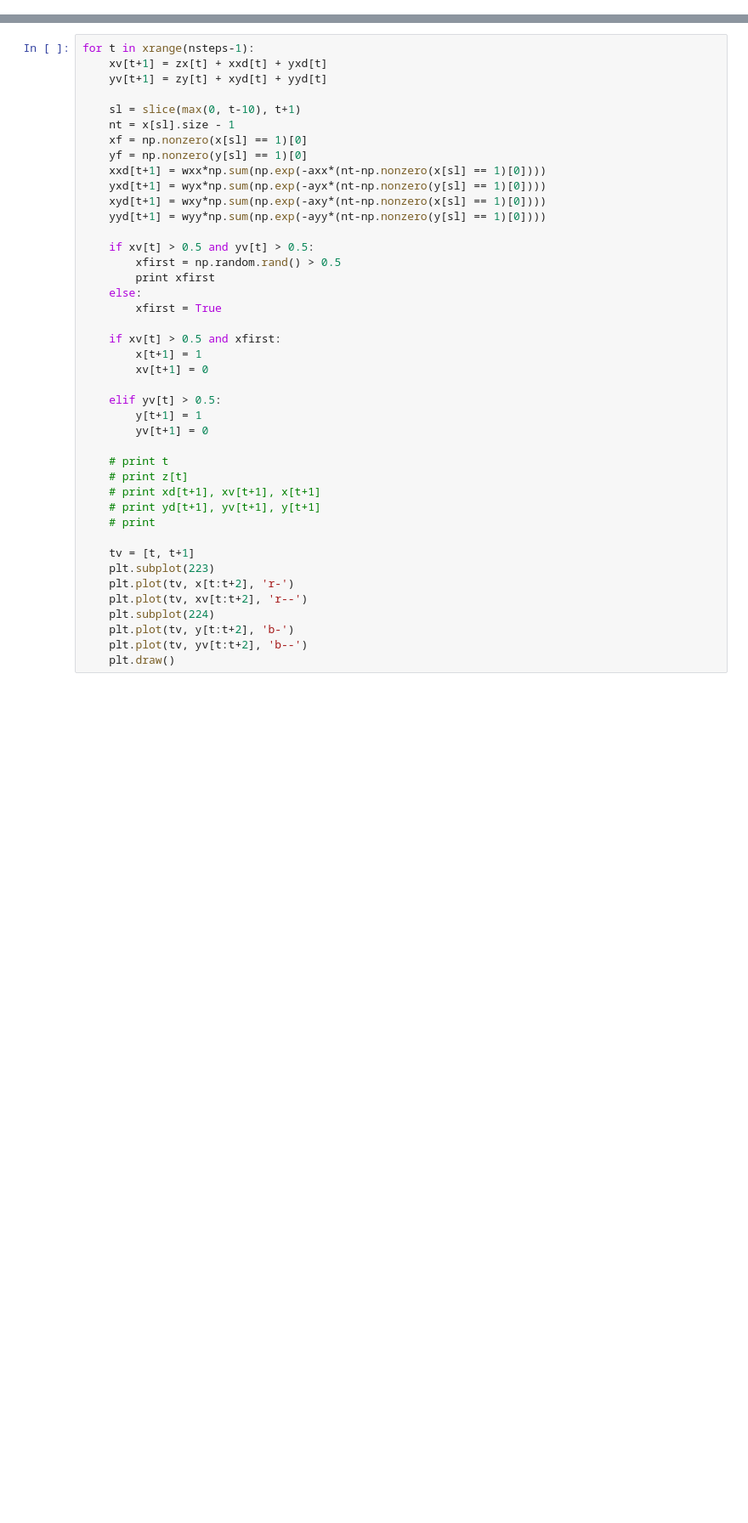
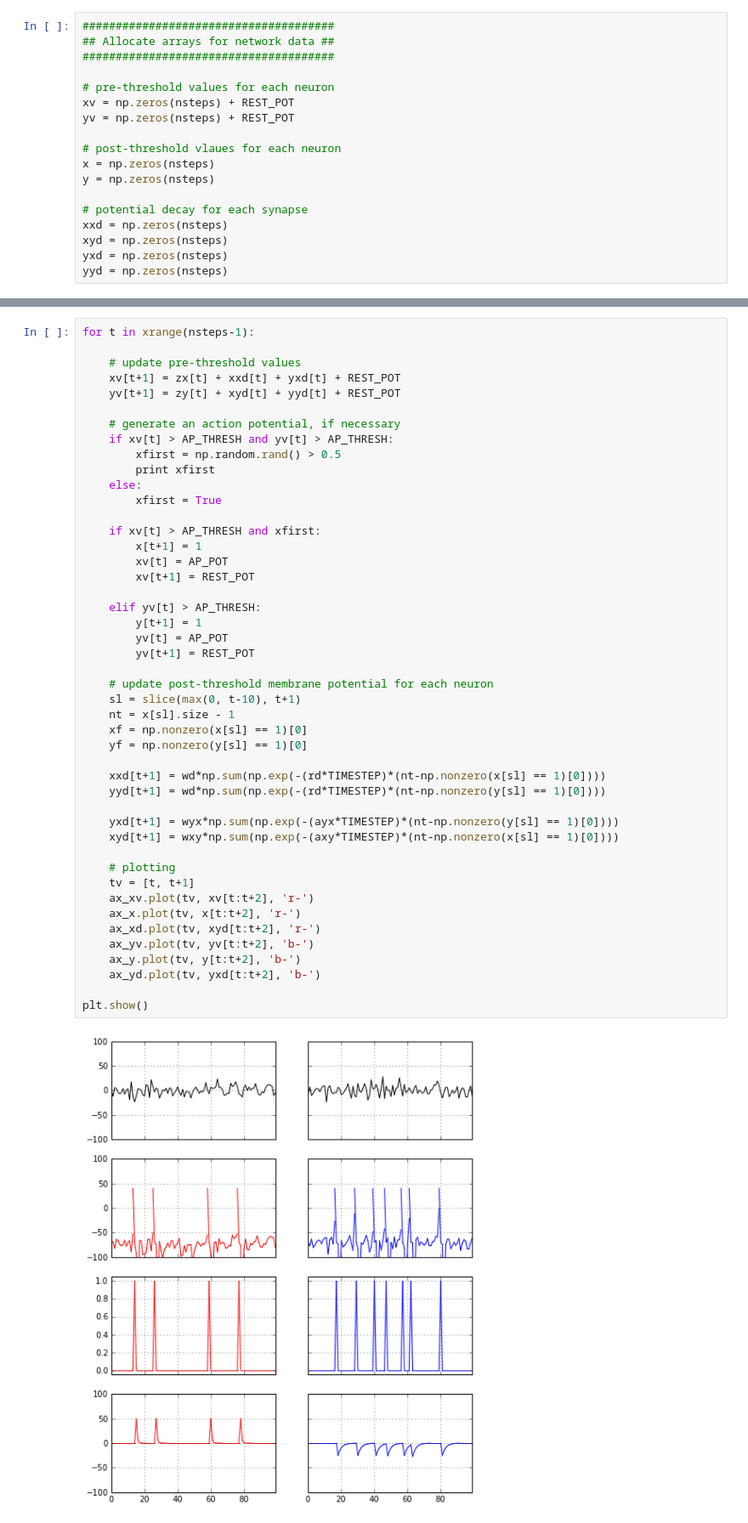
Before and after one commit to jhamrick/causal-neurons, a Jupyter notebook: two-neuron-network.ipynb, the cells around one changed output, grey strips where cells are left out. Shown at 85% size. Saved outputs shown, nothing was run; the diff lists cells and outputs as text; blank space fills up the shorter version.

```diff
--- a/two-neuron-network.ipynb
+++ b/two-neuron-network.ipynb
@@ -46,0 +38,18 @@ plt.draw()
+# %%
+######################################
+## Allocate arrays for network data ##
+######################################
+
+# pre-threshold values for each neuron
+xv = np.zeros(nsteps) + REST_POT
+yv = np.zeros(nsteps) + REST_POT
+
+# post-threshold vlaues for each neuron
+x = np.zeros(nsteps)
+y = np.zeros(nsteps)
+
+# potential decay for each synapse
+xxd = np.zeros(nsteps)
+xyd = np.zeros(nsteps)
+yxd = np.zeros(nsteps)
+yyd = np.zeros(nsteps)
@@ -47,42 +107,48 @@ plt.draw()
 # %%
 for t in xrange(nsteps-1):
-    xv[t+1] = zx[t] + xxd[t] + yxd[t]
-    yv[t+1] = zy[t] + xyd[t] + yyd[t]
 
-    sl = slice(max(0, t-10), t+1)
-    nt = x[sl].size - 1
-    xf = np.nonzero(x[sl] == 1)[0]
-    yf = np.nonzero(y[sl] == 1)[0]
-    xxd[t+1] = wxx*np.sum(np.exp(-axx*(nt-np.nonzero(x[sl] == 1)[0])))
-    yxd[t+1] = wyx*np.sum(np.exp(-ayx*(nt-np.nonzero(y[sl] == 1)[0])))
-    xyd[t+1] = wxy*np.sum(np.exp(-axy*(nt-np.nonzero(x[sl] == 1)[0])))
-    yyd[t+1] = wyy*np.sum(np.exp(-ayy*(nt-np.nonzero(y[sl] == 1)[0])))
+    # update pre-threshold values
+    xv[t+1] = zx[t] + xxd[t] + yxd[t] + REST_POT
+    yv[t+1] = zy[t] + xyd[t] + yyd[t] + REST_POT
 
-    if xv[t] > 0.5 and yv[t] > 0.5:
+    # generate an action potential, if necessary
+    if xv[t] > AP_THRESH and yv[t] > AP_THRESH:
         xfirst = np.random.rand() > 0.5
         print xfirst
     else:
         xfirst = True
 
-    if xv[t] > 0.5 and xfirst:
+    if xv[t] > AP_THRESH and xfirst:
         x[t+1] = 1
-        xv[t+1] = 0
+        xv[t] = AP_POT
+        xv[t+1] = REST_POT
 
-    elif yv[t] > 0.5:
+    elif yv[t] > AP_THRESH:
         y[t+1] = 1
-        yv[t+1] = 0
+        yv[t] = AP_POT
+        yv[t+1] = REST_POT
 
-    # print t
-    # print z[t]
-    # print xd[t+1], xv[t+1], x[t+1]
-    # print yd[t+1], yv[t+1], y[t+1]
-    # print
+    # update post-threshold membrane potential for each neuron
+    sl = slice(max(0, t-10), t+1)
+    nt = x[sl].size - 1
+    xf = np.nonzero(x[sl] == 1)[0]
+    yf = np.nonzero(y[sl] == 1)[0]
 
+    xxd[t+1] = wd*np.sum(np.exp(-(rd*TIMESTEP)*(nt-np.nonzero(x[sl] == 1)[0])))
+    yyd[t+1] = wd*np.sum(np.exp(-(rd*TIMESTEP)*(nt-np.nonzero(y[sl] == 1)[0])))
+
+    yxd[t+1] = wyx*np.sum(np.exp(-(ayx*TIMESTEP)*(nt-np.nonzero(y[sl] == 1)[0])))
+    xyd[t+1] = wxy*np.sum(np.exp(-(axy*TIMESTEP)*(nt-np.nonzero(x[sl] == 1)[0])))
+
+    # plotting
     tv = [t, t+1]
-    plt.subplot(223)
-    plt.plot(tv, x[t:t+2], 'r-')
-    plt.plot(tv, xv[t:t+2], 'r--')
-    plt.subplot(224)
-    plt.plot(tv, y[t:t+2], 'b-')
-    plt.plot(tv, yv[t:t+2], 'b--')
-    plt.draw()
+    ax_xv.plot(tv, xv[t:t+2], 'r-')
+    ax_x.plot(tv, x[t:t+2], 'r-')
+    ax_xd.plot(tv, xyd[t:t+2], 'r-')
+    ax_yv.plot(tv, yv[t:t+2], 'b-')
+    ax_y.plot(tv, y[t:t+2], 'b-')
+    ax_yd.plot(tv, yxd[t:t+2], 'b-')
+
+plt.show()
+# %% [output]
+[figure, added]
```
Also changed, not shown: parts of 10 cells of this notebook, 1 other file.
